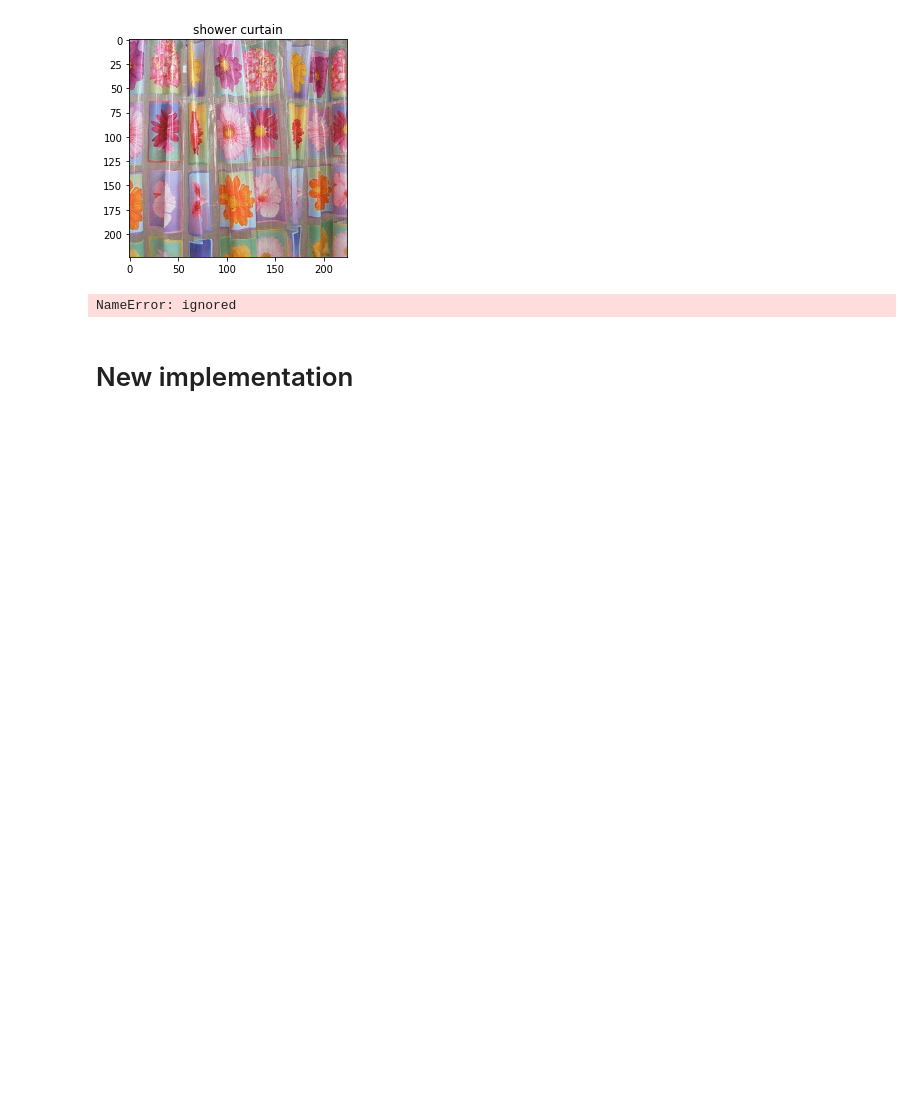
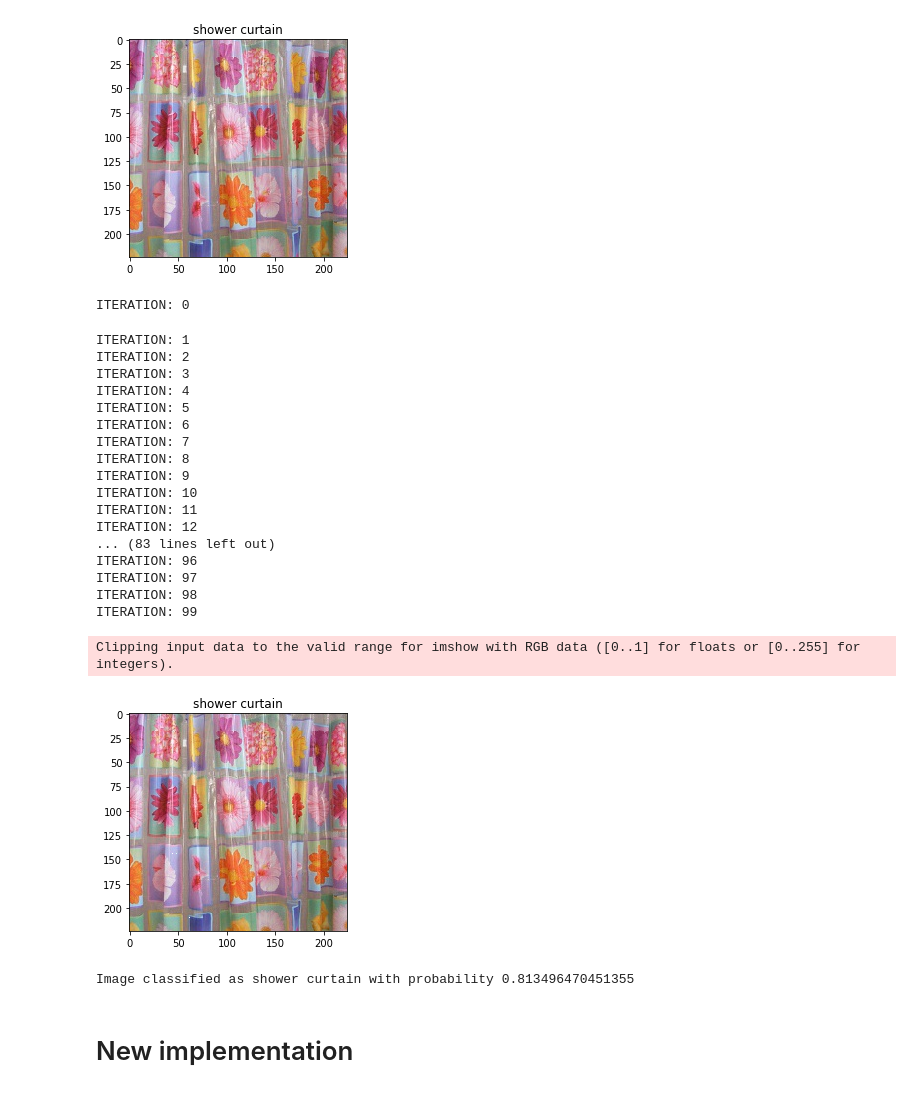
Before and after one commit to pkonowrocki/Multiple-pixels-attack, a Jupyter notebook: MultiplePixelsAttack.ipynb, the cells around one changed output. Saved outputs shown, nothing was run; the diff lists cells and outputs as text; code cells hidden in the pictures; blank space fills up the shorter version.

```diff
--- a/MultiplePixelsAttack.ipynb
+++ b/MultiplePixelsAttack.ipynb
@@ -252,7 +237,7 @@ class Population:
 
         for i in range(cardinality):
             code = np.zeros((PIXELS_COUNT, 5))
-            code[:, 2:5] = np.random.normal(128, 127, (PIXELS_COUNT, 3)) / 256
+            code[:, 2:5] = np.random.normal(128, 127, (PIXELS_COUNT, 3))
             code[:, 0:2] = positions[i * PIXELS_COUNT: i *
                                      PIXELS_COUNT + PIXELS_COUNT]
             individuals.append(Individual(code))
@@ -268,6 +253,7 @@ class Population:
                 self.individuals, self.f_param)
             descendant = parent.crossover_with(
                 mutant, self.c_r, self.c_p, self.c_rgb)
+            self._fix_individual(descendant)
             descendant.obj_fun_value = objective_function(descendant)
 
             if parent.obj_fun_value == None:
@@ -282,6 +268,11 @@ class Population:
 
     def get_best_individual(self):
       return self.individuals[np.argmax([ind.obj_fun_value for ind in self.individuals])]
+
+    def _fix_individual(self, individual):
+      height, width = self.image_size
+      individual.code[:,0] = np.clip(individual.code[:,0], 0, height - 1)
+      individual.code[:,1] = np.clip(individual.code[:,1], 0, width - 1)
 # %%
 import torch.nn as nn
 import numpy as np
@@ -300,8 +291,7 @@ std = [0.229, 0.224, 0.225]
 def _str2img(str_b):
     return cv2.imdecode(np.frombuffer(str_b, np.uint8), cv2.IMREAD_COLOR)
 
-
-def fitness_function(individual, num_from_dataset):
+def find_probabilities(individual, num_from_dataset):
     im = np.array(_str2img(dataset["data"][num_from_dataset]), dtype='float64')
     for i in range(individual.code.shape[0]):
         im[int(individual.code[(i,0)]), int(individual.code[(i,1)])] += individual.code[i,2:5]
@@ -311,8 +301,17 @@ def fitness_function(individual, num_from_dataset):
     im[:, 1, :, :].sub_(mean[1]).div_(std[1])
     im[:, 2, :, :].sub_(mean[2]).div_(std[2])
     output = net(im)
-    output = m(output)
+    return m(output)
+
+def find_best_class(individual, num_from_dataset):
+    output = find_probabilities(individual, num_from_dataset)
+    values, indices = torch.max(output, 1)
+    return values.item(), indices.item()
+
+def fitness_function(individual, num_from_dataset):
+    output = find_probabilities(individual, num_from_dataset)
     return output.cpu().detach().numpy()[0, dataset["target"][num_from_dataset]]
+
 print("Fitness function loaded")
 # %% [output]
 Fitness function loaded
@@ -345,10 +345,32 @@ def differential_evolution(iter_count, population_cardinality, image_size, num_f
 
   return population.get_best_individual()
 # %%
-fooled = differential_evolution(100, 40, (224,224),125, 0.5,0.5,0.5,0.1)
-fooled.show_image(125)
+fooled = differential_evolution(100, 100, (224,224),27600, 0.5,0.5,0.5,0.1)
+fooled.show_image(27600)
+probability, label_index = find_best_class(fooled, 27600)
+print("Image classified as {0} with probability {1}".format(idx2label[label_index], probability))
 # %% [output]
-NameError: ignored
+ITERATION: 0
+ITERATION: 1
+ITERATION: 2
+ITERATION: 3
+ITERATION: 4
+ITERATION: 5
+ITERATION: 6
+ITERATION: 7
+ITERATION: 8
+ITERATION: 9
+ITERATION: 10
+ITERATION: 11
+ITERATION: 12
+... (83 lines left out)
+ITERATION: 96
+ITERATION: 97
+ITERATION: 98
+ITERATION: 99
+Clipping input data to the valid range for imshow with RGB data ([0..1] for floats or [0..255] for integers).
+[figure, added]
+Image classified as shower curtain with probability 0.813496470451355
 # %% [markdown]
 # New implementation
 # %%
```
Also changed, not shown: parts of 5 cells of this notebook.
